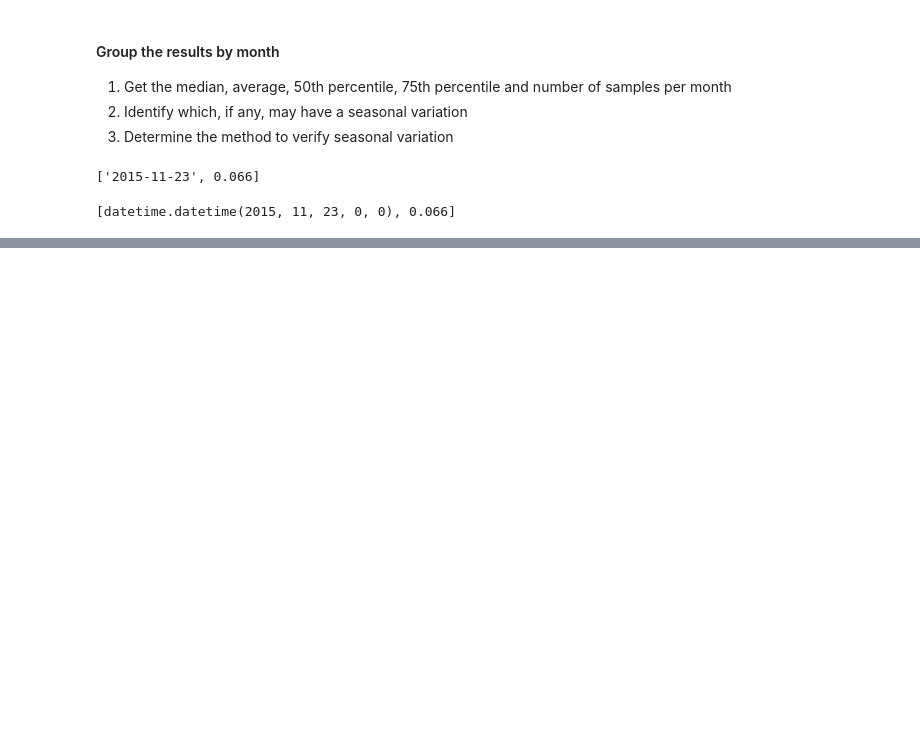
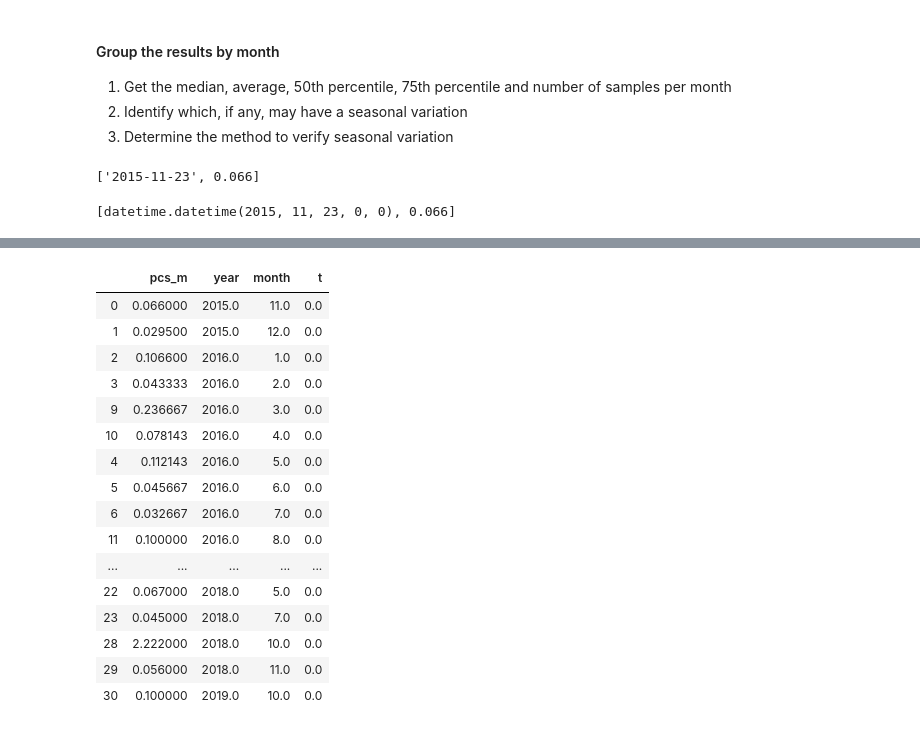
Before and after one commit to hammerdirt/SWE_2019, a Jupyter notebook: Notebook Two.ipynb, the cells around one changed output, grey strips where cells are left out. Saved outputs shown, nothing was run; the diff lists cells and outputs as text; code cells hidden in the pictures; blank space fills up the shorter version.

```diff
--- a/Notebook Two.ipynb
+++ b/Notebook Two.ipynb
@@ -241,0 +391,3 @@ toys_grouped_by_month_year = group_values_by_month_year(toys_dates_datetime)
+# %%
+l = list(toys_grouped_by_month_year.keys())
+l[1]
@@ -241,0 +414,8 @@ toys_grouped_by_month_year = group_values_by_month_year(toys_dates_datetime)
+# %%
+# monthly average
+monthly_average=np.zeros(len(toys_grouped_by_month_year.keys()))
+j = 0
+for i in l:
+    monthly_average[j] = np.mean(np.array(toys_grouped_by_month_year[i])[:,1])
+    j = j+1
+monthly_average
@@ -241,0 +448,32 @@ toys_grouped_by_month_year = group_values_by_month_year(toys_dates_datetime)
+# %%
+dates = np.array(list(toys_grouped_by_month_year.keys()))
+#dates
+# %%
+# A is a numpy array containing the average, the year, the month and an incremental value
+A = np.zeros((len(monthly_average),4))
+A[:,0] = monthly_average
+A[:,[1,2]] = dates
+#A
+# %%
+# order the array first by year then by month
+A_df = pd.DataFrame(A, columns=['pcs_m', 'year', 'month', 't'])
+A_df = A_df.sort_values(['year', 'month'])
+A_df
+# %% [output]
+|  | pcs_m | year | month | t |
+| 0 | 0.066000 | 2015.0 | 11.0 | 0.0 |
+| 1 | 0.029500 | 2015.0 | 12.0 | 0.0 |
+| 2 | 0.106600 | 2016.0 | 1.0 | 0.0 |
+| 3 | 0.043333 | 2016.0 | 2.0 | 0.0 |
+| 9 | 0.236667 | 2016.0 | 3.0 | 0.0 |
+| 10 | 0.078143 | 2016.0 | 4.0 | 0.0 |
+| 4 | 0.112143 | 2016.0 | 5.0 | 0.0 |
+| 5 | 0.045667 | 2016.0 | 6.0 | 0.0 |
+| 6 | 0.032667 | 2016.0 | 7.0 | 0.0 |
+| 11 | 0.100000 | 2016.0 | 8.0 | 0.0 |
+| ... | ... | ... | ... | ... |
+| 22 | 0.067000 | 2018.0 | 5.0 | 0.0 |
+| 23 | 0.045000 | 2018.0 | 7.0 | 0.0 |
+| 28 | 2.222000 | 2018.0 | 10.0 | 0.0 |
+| 29 | 0.056000 | 2018.0 | 11.0 | 0.0 |
+| 30 | 0.100000 | 2019.0 | 10.0 | 0.0 |
```
Also changed, not shown: parts of 37 cells of this notebook, 1 other file.
